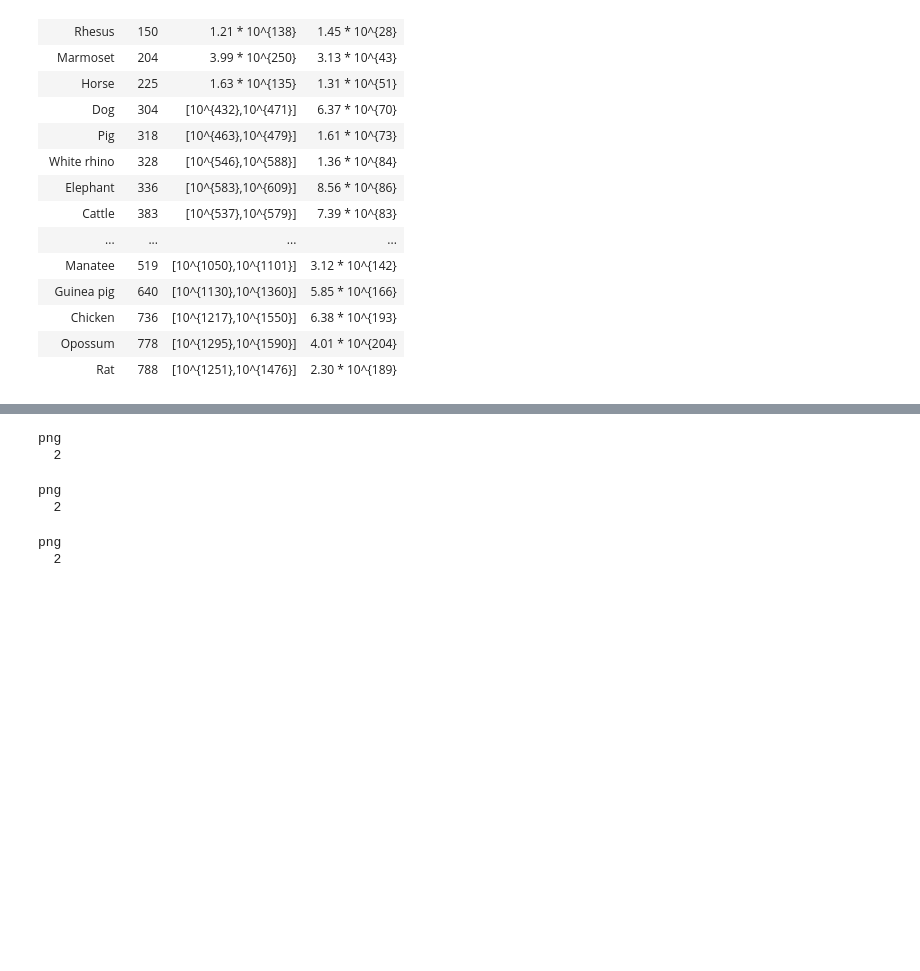
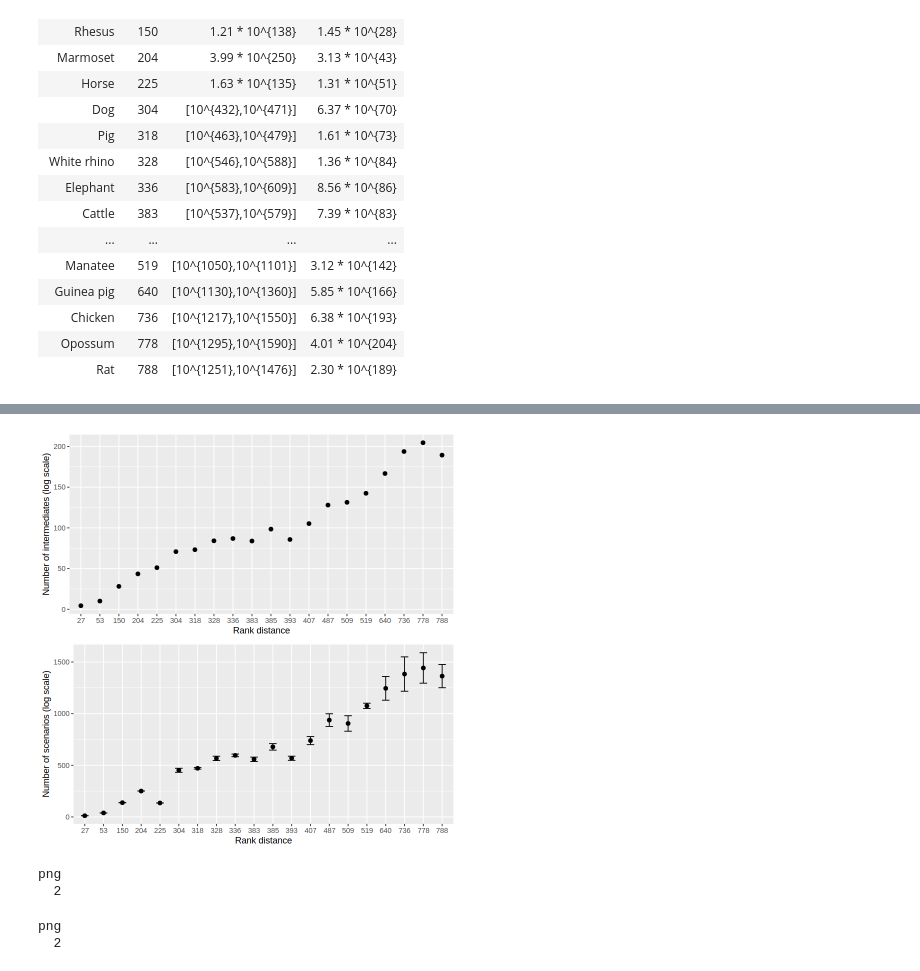
Before and after one commit to meidanis-lab/rank-count, a Jupyter notebook: code/Table_1.ipynb, the cells around one changed output, grey strips where cells are left out. Drawn from its saved outputs; the diff is of its cells as text; code cells hidden in the pictures; blank space fills up the shorter version.

```diff
--- a/code/Table_1.ipynb
+++ b/code/Table_1.ipynb
@@ -57,18 +74,8 @@ data$Genome <- factor(data$Genome, levels = data[order(data$d), "Genome"])
 # %%
-p1 <- ggplot(data, aes(x = Intermediates, y = Genome)) +
-    geom_point(size = 2) +
-    labs(x = "Number of intermediate genomes vs. human genome (log scale)",
-         y = "Genome")
-p2 <- ggplot(data, aes(x = d, y = Genome)) +
-    geom_point(size = 2) +
-    labs(x = "Rank distance vs. human genome",
-         y = "Genome")
-p3 <- ggplot(data, aes(x = (scen_min + scen_max) / 2, y = Genome)) +
-    geom_point(size = 2) +
-    geom_errorbar(aes(xmin = scen_min, xmax = scen_max), width = 0.4) +
-    labs(x = "Number of scenarios vs. human genome (log scale)",
-         y = "Genome")
-p4 <- plot_grid(p2, p1, p3, nrow = 3, align = "v")
+p3 <- plot_grid(p1, p2, ncol = 1, align = "h")
+p3
+# %% [output]
+[figure, added]
 # %%
 png("../data/img/ints_vs_human.png")
 print(p1)
@@ -76,12 +83,5 @@ dev.off()
 # %% [output]
 png
   2
-# %%
-png("../data/img/d_vs_human.png")
-print(p2)
-dev.off()
-# %% [output]
-png
-  2
 # %%
 png("../data/img/scen_vs_human.png")
```
Also changed, not shown: parts of 4 cells of this notebook.
